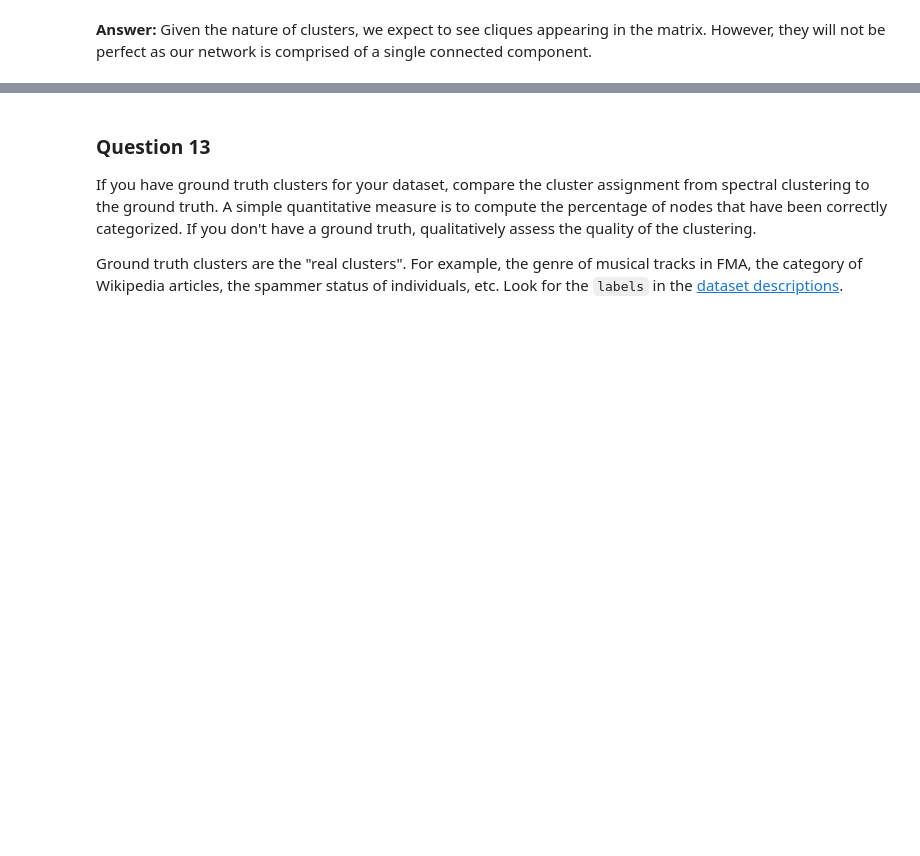
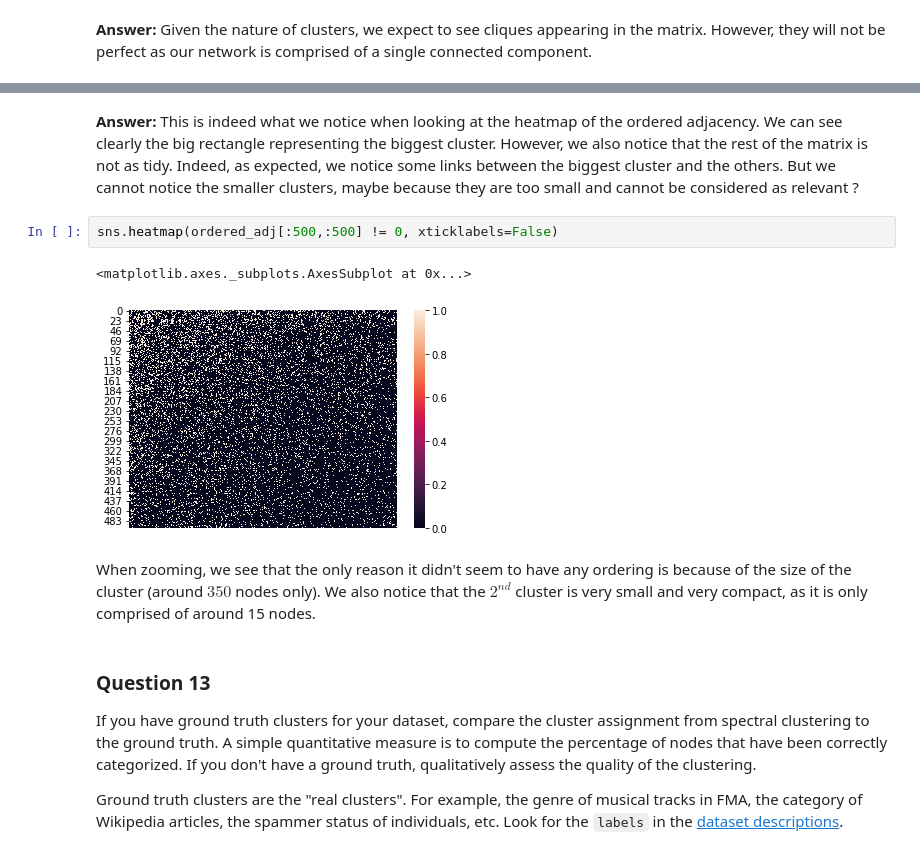
Before and after one commit to othmanbck/ntds_project_2018, a Jupyter notebook: 3_spectral_graph_theory.ipynb, the cells around one changed output, grey strips where cells are left out. Cells and saved outputs as stored; diff of their text form; blank space fills up the shorter version.

```diff
--- a/3_spectral_graph_theory.ipynb
+++ b/3_spectral_graph_theory.ipynb
@@ -372,3 +316,12 @@ ordered_adj = adjacency.copy()
+# %% [markdown]
+**Answer:** This is indeed what we notice when looking at the heatmap of the ordered adjacency. We can see clearly the big rectangle representing the biggest cluster. However, we also notice that the rest of the matrix is not as tidy. Indeed, as expected, we notice some links between the biggest cluster and the others. But we cannot notice the smaller clusters, maybe because they are too small and cannot be considered as relevant ?
+# %%
+sns.heatmap(ordered_adj[:500,:500] != 0, xticklabels=False)
+# %% [output]
+<matplotlib.axes._subplots.AxesSubplot at 0x...>
+[figure, added]
+# %% [markdown]
+When zooming, we see that the only reason it didn't seem to have any ordering is because of the size of the cluster (around $350$ nodes only). We also notice that the $2^{nd}$ cluster is very small and very compact, as it is only comprised of around 15 nodes.
 # %% [markdown]
 ### Question 13
 
```
Also changed, not shown: parts of 31 cells of this notebook.
